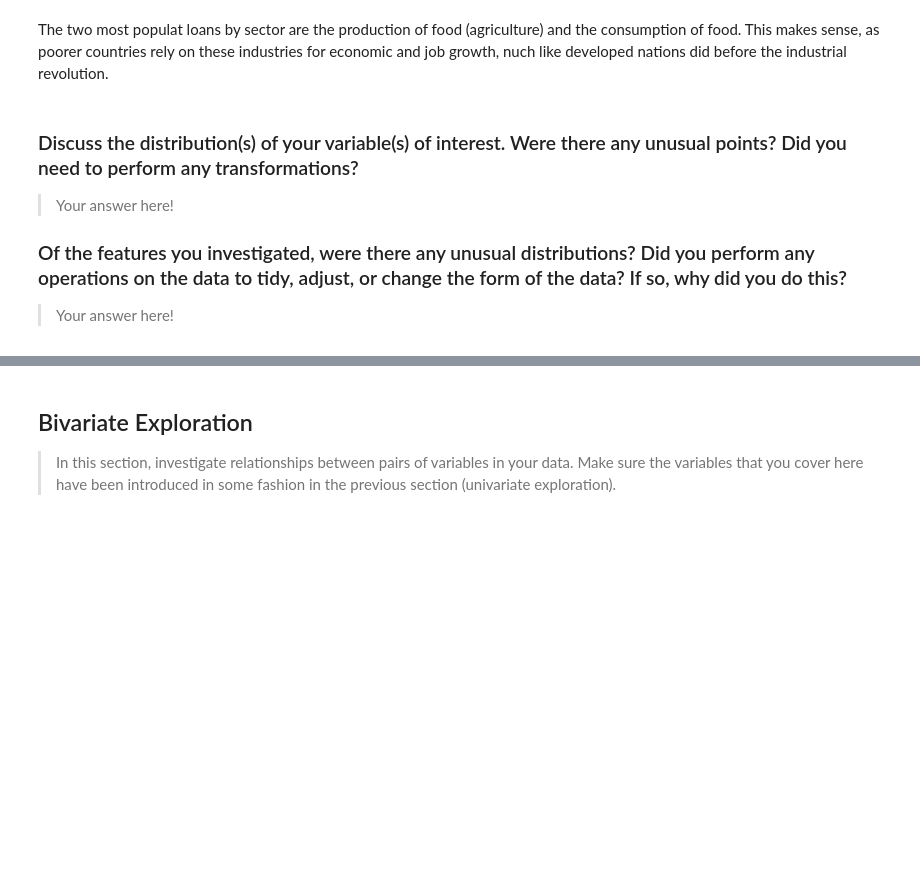
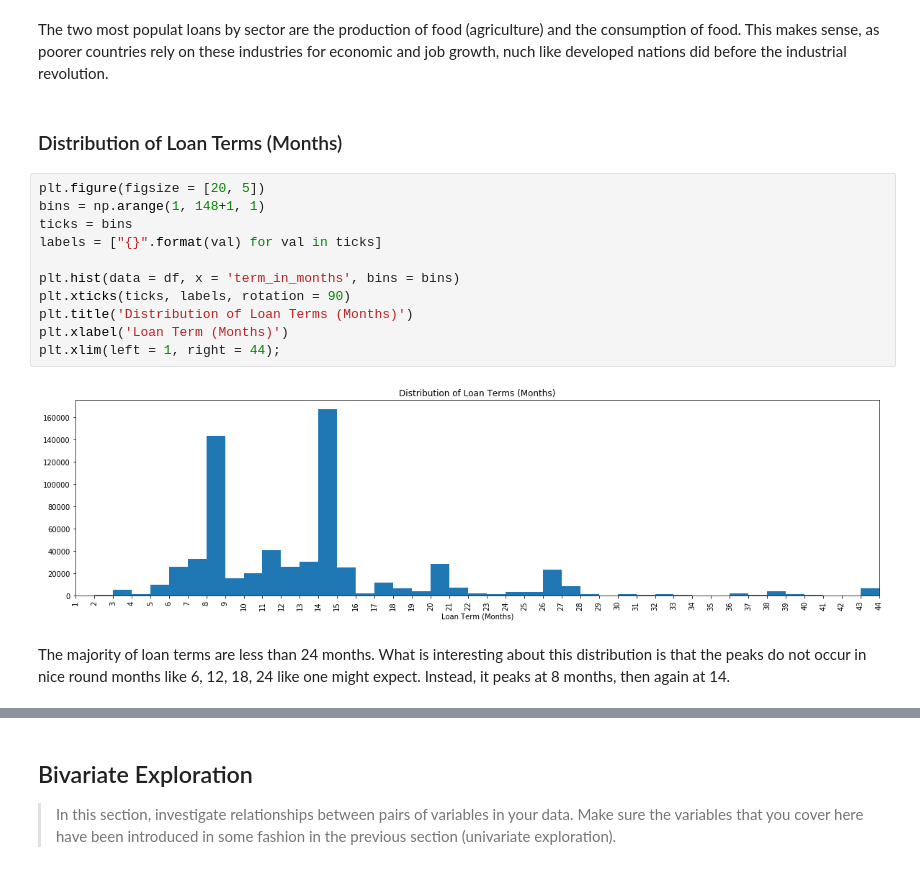
Before and after one commit to ChristopherSJames/kiva_repayment_analysis, a Jupyter notebook: kiva_repayment_analysis.ipynb, the cells around one changed output, grey strips where cells are left out. Cells and saved outputs as stored; diff of their text form; blank space fills up the shorter version.

```diff
--- a/kiva_repayment_analysis.ipynb
+++ b/kiva_repayment_analysis.ipynb
@@ -128,11 +141,20 @@ plt.xticks(position, labels, rotation = 90);
 [figure]
 # %% [markdown]
 The two most populat loans by sector are the production of food (agriculture) and the consumption of food. This makes sense, as poorer countries rely on these industries for economic and job growth, nuch like developed nations did before the industrial revolution.
-# %% [markdown]
-### Discuss the distribution(s) of your variable(s) of interest. Were there any unusual points? Did you need to perform any transformations?
-
-> Your answer here!
-
-### Of the features you investigated, were there any unusual distributions? Did you perform any operations on the data to tidy, adjust, or change the form of the data? If so, why did you do this?
-
-> Your answer here!
+# %% [markdown]
+### Distribution of Loan Terms (Months)
+# %%
+plt.figure(figsize = [20, 5])
+bins = np.arange(1, 148+1, 1)
+ticks = bins
+labels = ["{}".format(val) for val in ticks]
+
+plt.hist(data = df, x = 'term_in_months', bins = bins)
+plt.xticks(ticks, labels, rotation = 90)
+plt.title('Distribution of Loan Terms (Months)')
+plt.xlabel('Loan Term (Months)')
+plt.xlim(left = 1, right = 44);
+# %% [output]
+[figure, added]
+# %% [markdown]
+The majority of loan terms are less than 24 months. What is interesting about this distribution is that the peaks do not occur in nice round months like 6, 12, 18, 24 like one might expect. Instead, it peaks at 8 months, then again at 14.
```
Also changed, not shown: parts of 8 cells of this notebook.
